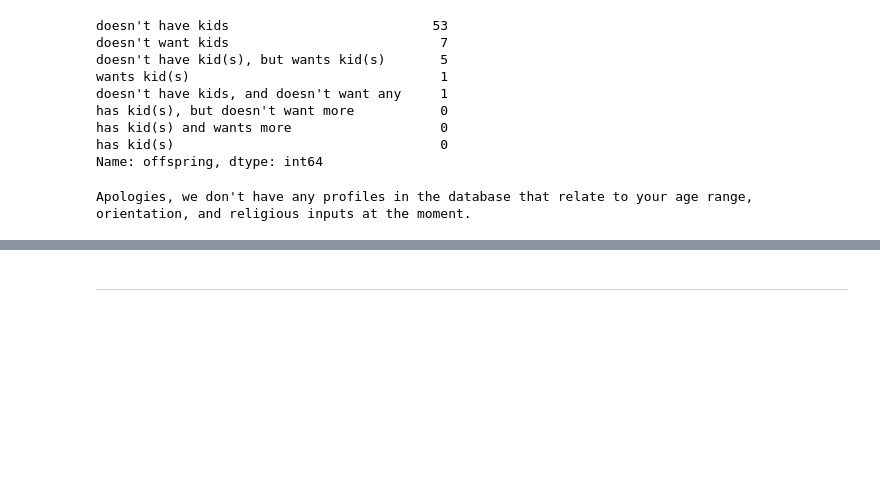
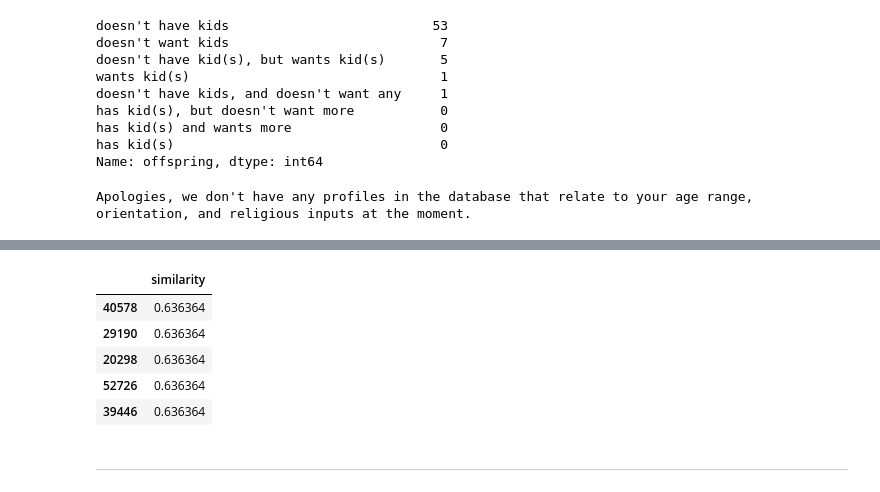
Before and after one commit to vleong1/capstone_proj, a Jupyter notebook: 08_swipe-right-left.ipynb, the cells around one changed output, grey strips where cells are left out. Saved outputs shown, nothing was run; the diff lists cells and outputs as text; code cells hidden in the pictures; blank space fills up the shorter version.

```diff
--- a/08_swipe-right-left.ipynb
+++ b/08_swipe-right-left.ipynb
@@ -130,3 +176,12 @@ results
+# %%
+top5
+# %% [output]
+|  | similarity |
+| 40578 | 0.636364 |
+| 29190 | 0.636364 |
+| 20298 | 0.636364 |
+| 52726 | 0.636364 |
+| 39446 | 0.636364 |
 # %% [markdown]
 ---
 # %%
```
Also changed, not shown: parts of 9 cells of this notebook, 2 other files.
